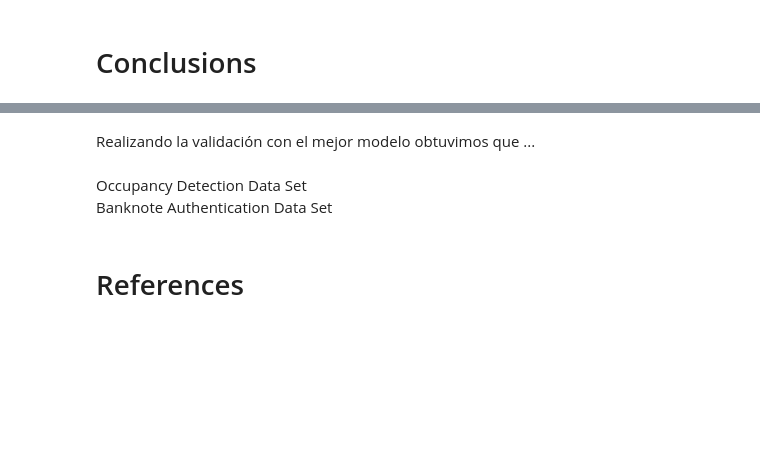
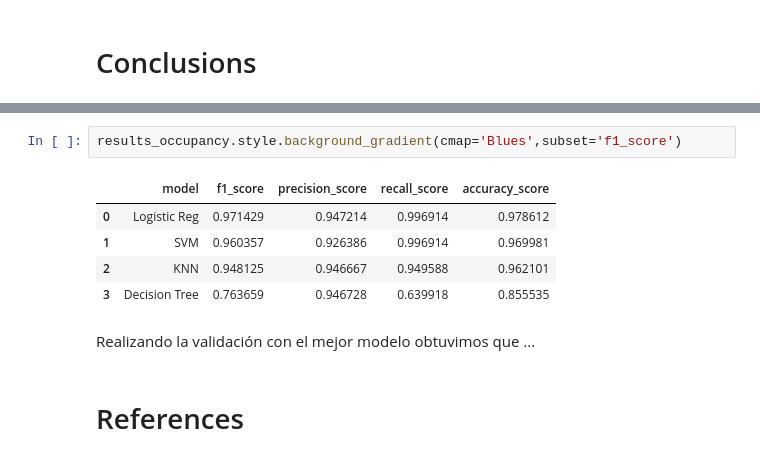
Before and after one commit to edserranoc/Mathematics_for_Machine_Learning_Course, a Jupyter notebook: Code Assignment 1/Binary Classification.ipynb, the cells around one changed output, grey strips where cells are left out. Saved outputs shown, nothing was run; the diff lists cells and outputs as text; blank space fills up the shorter version.

```diff
--- a/Code Assignment 1/Binary Classification.ipynb
+++ b/Code Assignment 1/Binary Classification.ipynb
@@ -793,8 +820,13 @@ Presentamos una tabla con un resumen de los resultados vistos anteriormente:
+# %%
+results_occupancy.style.background_gradient(cmap='Blues',subset='f1_score')
+# %% [output]
+|  | model | f1_score | precision_score | recall_score | accuracy_score |
+| 0 | Logistic Reg | 0.971429 | 0.947214 | 0.996914 | 0.978612 |
+| 1 | SVM | 0.960357 | 0.926386 | 0.996914 | 0.969981 |
+| 2 | KNN | 0.948125 | 0.946667 | 0.949588 | 0.962101 |
+| 3 | Decision Tree | 0.763659 | 0.946728 | 0.639918 | 0.855535 |
 # %% [markdown]
 Realizando la validación con el mejor modelo obtuvimos que ...
-# %% [markdown]
-Occupancy Detection Data Set <br>
-Banknote Authentication Data Set
 # %% [markdown]
 # References
 # %% [markdown]
```
Also changed, not shown: parts of 14 cells of this notebook, 1 other file.
